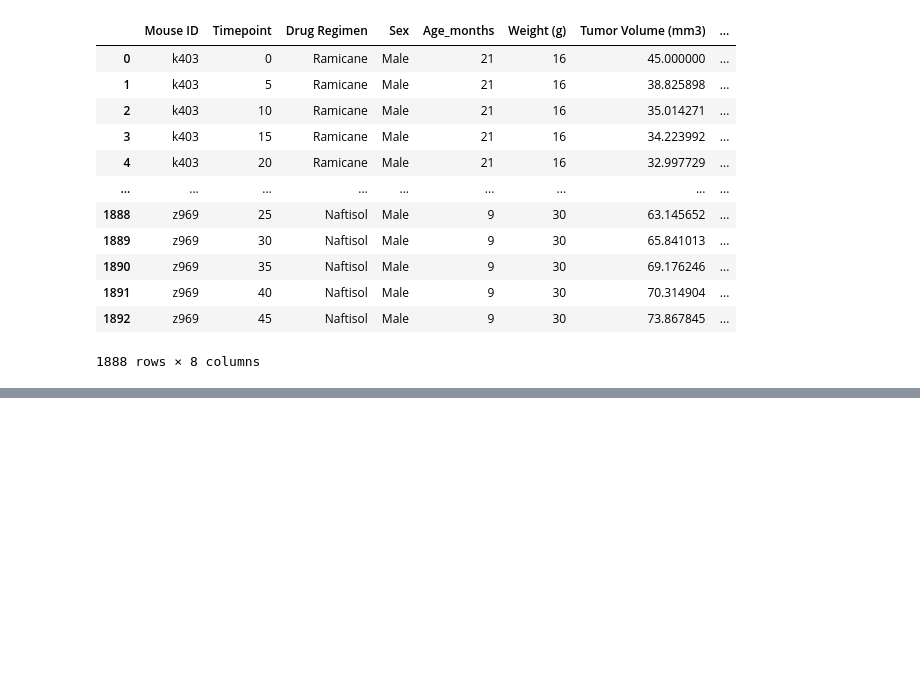
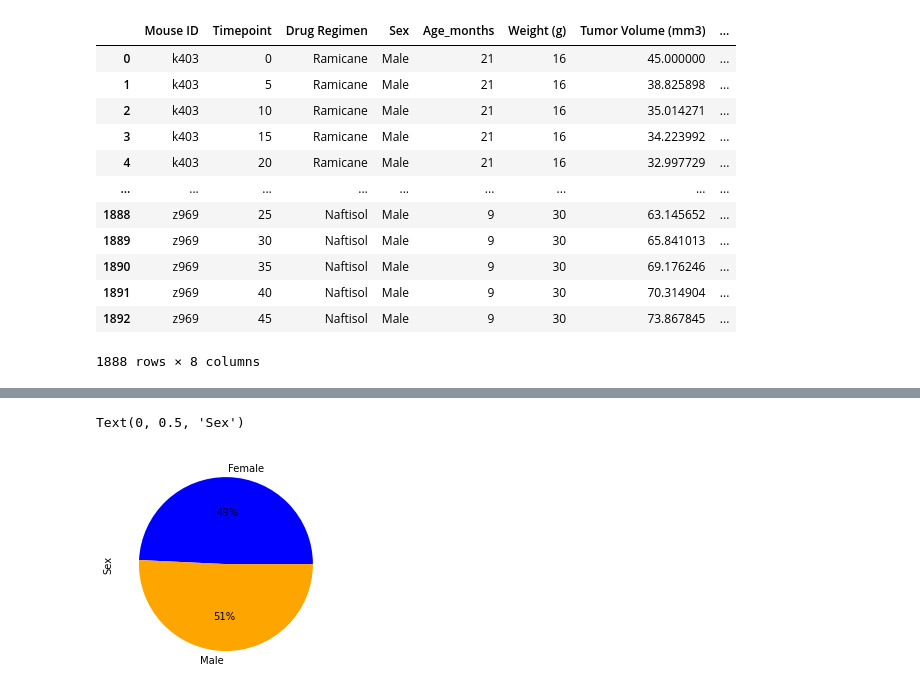
Before and after one commit to dczornyj/Pymaceutical-Drug-Regimen-Results-Mice, a Jupyter notebook: Pymaceuticals/Code for Pymaceuticals.ipynb, the cells around one changed output, grey strips where cells are left out. Drawn from its saved outputs; the diff is of its cells as text; code cells hidden in the pictures; blank space fills up the shorter version.

```diff
--- a/Pymaceuticals/Code for Pymaceuticals.ipynb
+++ b/Pymaceuticals/Code for Pymaceuticals.ipynb
@@ -146,0 +190,15 @@ Name: Tumor Volume (mm3), dtype: float64
+# %%
+#plot distribution of male and female mice using pandas plot
+grouped_sex=duplicates_gone.groupby('Sex')
+grouped_sex
+
+grouped_sex_count=grouped_sex['Mouse ID'].count()
+grouped_sex_count
+
+grouped_sex_count_chart=grouped_sex_count.plot(kind='pie',autopct="%1.0f%%",colors=['blue','orange'])
+grouped_sex_count_chart
+
+grouped_sex_count_chart.set_ylabel('Sex')
+# %% [output]
+Text(0, 0.5, 'Sex')
+[figure, added]
```
Also changed, not shown: parts of 7 cells of this notebook.
